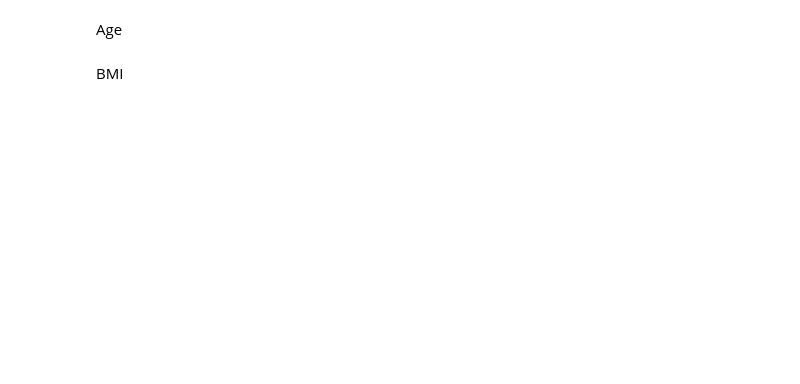
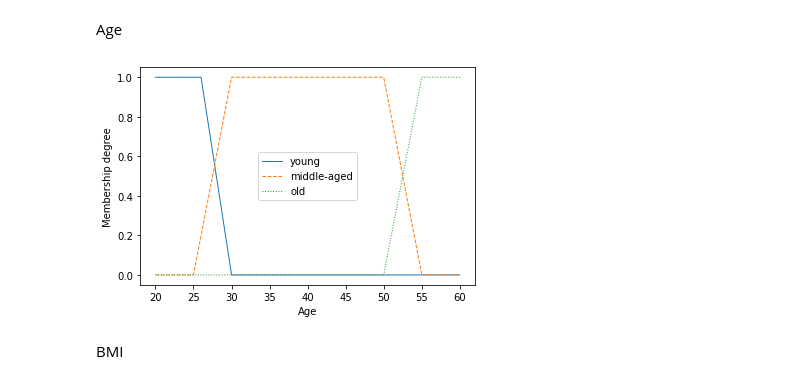
Before and after one commit to khunamir/sado-fuzzy, a Jupyter notebook: SADO Fuzzy System.ipynb, the cells around one changed output. Drawn from its saved outputs; the diff is of its cells as text; code cells hidden in the pictures; blank space fills up the shorter version.

```diff
--- a/SADO Fuzzy System.ipynb
+++ b/SADO Fuzzy System.ipynb
@@ -38,4 +58,14 @@ Height
 # %% [markdown]
 Age
+# %%
+P1 = FuzzySet(function=Trapezoidal_MF(a=20,b=20,c=26,d=30), term="young")
+P2 = FuzzySet(function=Trapezoidal_MF(a=25,b=30,c=50,d=55), term="middle-aged")
+P3 = FuzzySet(function=Trapezoidal_MF(a=50,b=55,c=55,d=55), term="old")
+LV3 = LinguisticVariable([P1,P2,P3], concept="Age", universe_of_discourse=[20,60])
+FS.add_linguistic_variable("Age", LV3)
+
+LV3.plot()
+# %% [output]
+[figure, added]
 # %% [markdown]
 BMI
```
Also changed, not shown: parts of 5 cells of this notebook.
